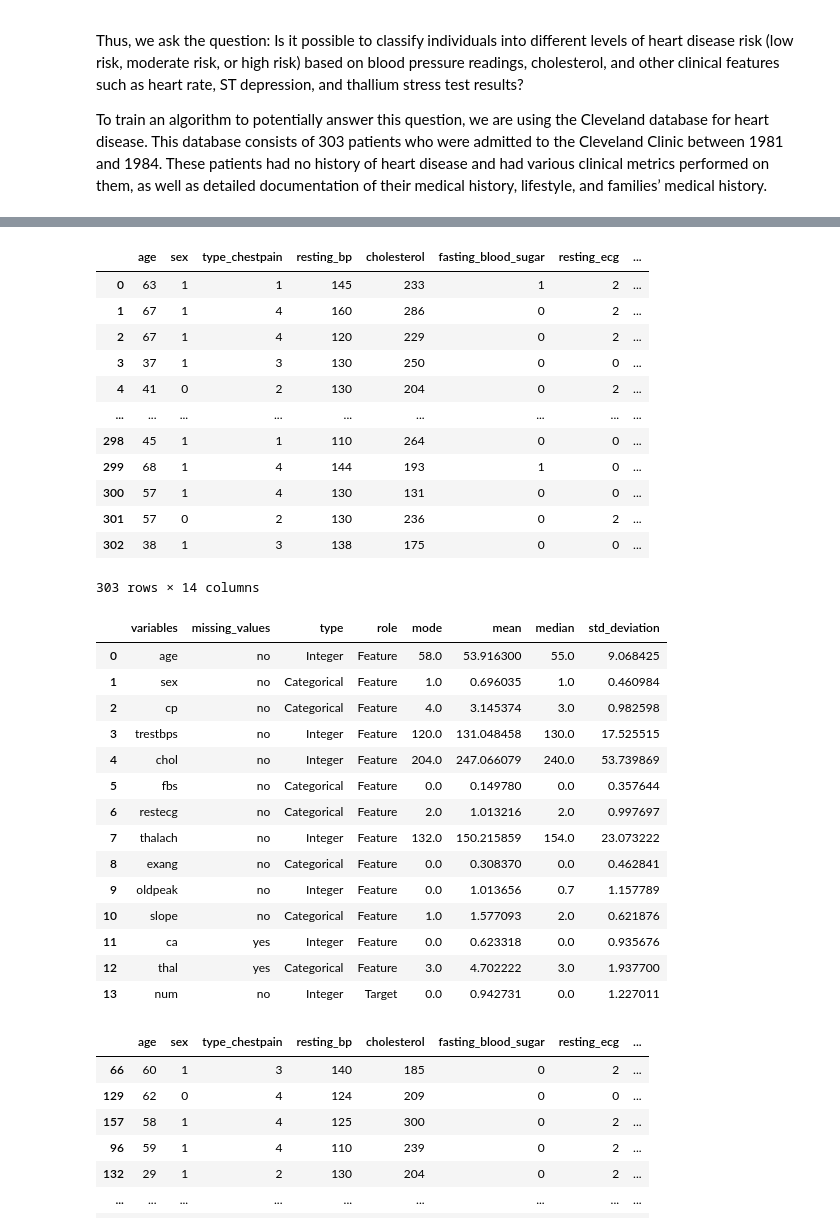
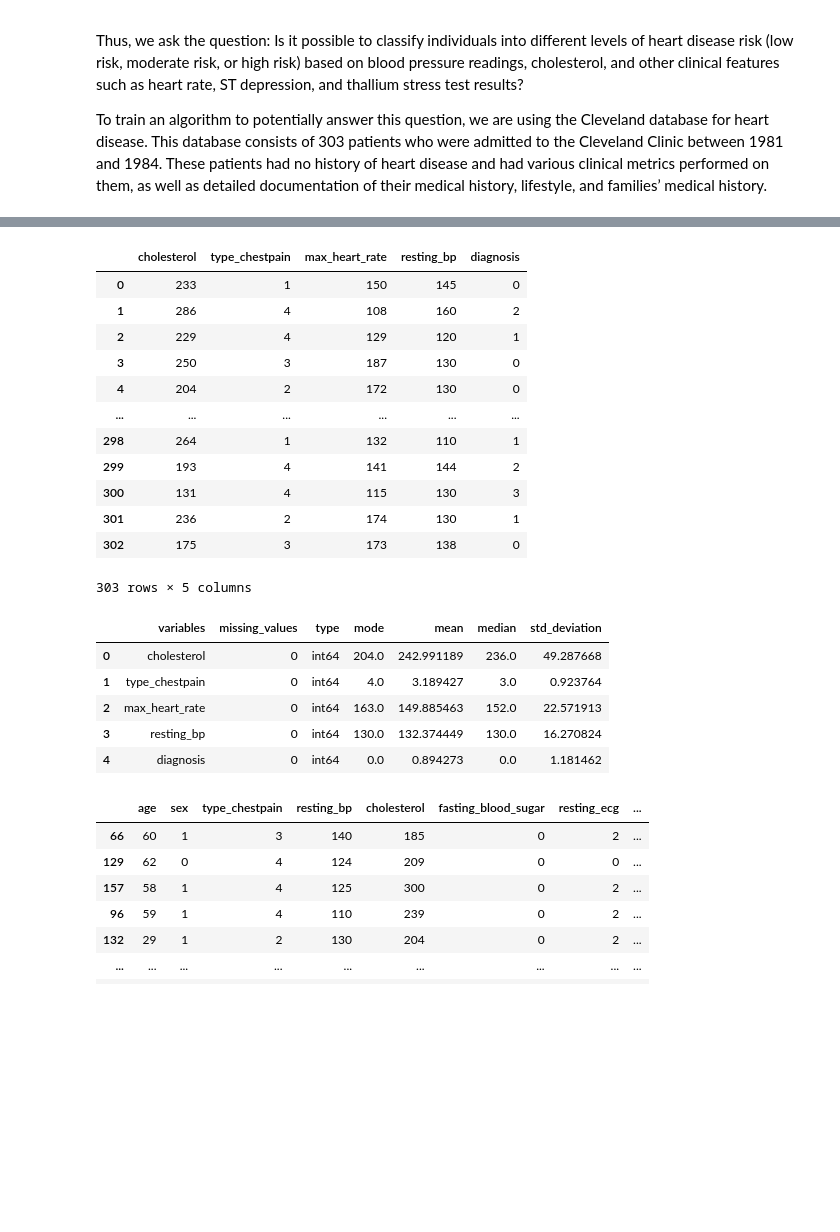
Before and after one commit to KodyForsyth/dsci_project, a Jupyter notebook: heart_disease.ipynb, the cells around one changed output, grey strips where cells are left out. Drawn from its saved outputs; the diff is of its cells as text; code cells hidden in the pictures; blank space fills up the shorter version.

Commit message:
Re-filtered data and summarized training data

```diff
--- a/heart_disease.ipynb
+++ b/heart_disease.ipynb
@@ -54,63 +54,55 @@ heart_disease.rename(columns = {
                           "trestbps" : "resting_bp"
 }, inplace = True)
 
+heart_disease = heart_disease[["cholesterol","type_chestpain","max_heart_rate","resting_bp","diagnosis"]]
+
 heart_disease
 # %% [output]
-|  | age | sex | type_chestpain | resting_bp | cholesterol | fasting_blood_sugar | resting_ecg | ... |
-| 0 | 63 | 1 | 1 | 145 | 233 | 1 | 2 | ... |
-| 1 | 67 | 1 | 4 | 160 | 286 | 0 | 2 | ... |
-| 2 | 67 | 1 | 4 | 120 | 229 | 0 | 2 | ... |
-| 3 | 37 | 1 | 3 | 130 | 250 | 0 | 0 | ... |
-| 4 | 41 | 0 | 2 | 130 | 204 | 0 | 2 | ... |
-| ... | ... | ... | ... | ... | ... | ... | ... | ... |
-| 298 | 45 | 1 | 1 | 110 | 264 | 0 | 0 | ... |
-| 299 | 68 | 1 | 4 | 144 | 193 | 1 | 0 | ... |
-| 300 | 57 | 1 | 4 | 130 | 131 | 0 | 0 | ... |
-| 301 | 57 | 0 | 2 | 130 | 236 | 0 | 2 | ... |
-| 302 | 38 | 1 | 3 | 138 | 175 | 0 | 0 | ... |
+|  | cholesterol | type_chestpain | max_heart_rate | resting_bp | diagnosis |
+| 0 | 233 | 1 | 150 | 145 | 0 |
+| 1 | 286 | 4 | 108 | 160 | 2 |
+| 2 | 229 | 4 | 129 | 120 | 1 |
+| 3 | 250 | 3 | 187 | 130 | 0 |
+| 4 | 204 | 2 | 172 | 130 | 0 |
+| ... | ... | ... | ... | ... | ... |
+| 298 | 264 | 1 | 132 | 110 | 1 |
+| 299 | 193 | 4 | 141 | 144 | 2 |
+| 300 | 131 | 4 | 115 | 130 | 3 |
+| 301 | 236 | 2 | 174 | 130 | 1 |
+| 302 | 175 | 3 | 173 | 138 | 0 |
-303 rows × 14 columns
+303 rows × 5 columns
 # %%
 # split data
 heart_disease_train, heart_disease_test = train_test_split(heart_disease, train_size = 0.75)
 
 # table including:
 # number of observations in each class,
 # mean, mode, std deviation of the predictor variables,
 # and how many rows have missing data
 
 num_observations = len(heart_disease_train.index)
 
 
 predictor_modes = heart_disease_train.apply("mode").iloc[[0]].melt()
 
 table = pd.DataFrame({
-    'variables' : heart_disease_dataset.variables.name,
-    'missing_values' : heart_disease_dataset.variables.missing_values,
-    'type' : heart_disease_dataset.variables.type,
-    'role' : heart_disease_dataset.variables.role,
+    'variables' : heart_disease_train.columns,
+    'missing_values' : heart_disease_train.isnull().sum().values,
+    'type' : heart_disease_train.dtypes.values,
     'mode' : predictor_modes["value"],
     'mean' : heart_disease_train.apply("mean").values,
     'median' : heart_disease_train.apply("median").values,
     'std_deviation' : heart_disease_train.apply("std").values
 })
 
 table
 # %% [output]
-|  | variables | missing_values | type | role | mode | mean | median | std_deviation |
-| 0 | age | no | Integer | Feature | 58.0 | 53.916300 | 55.0 | 9.068425 |
-| 1 | sex | no | Categorical | Feature | 1.0 | 0.696035 | 1.0 | 0.460984 |
-| 2 | cp | no | Categorical | Feature | 4.0 | 3.145374 | 3.0 | 0.982598 |
-| 3 | trestbps | no | Integer | Feature | 120.0 | 131.048458 | 130.0 | 17.525515 |
-| 4 | chol | no | Integer | Feature | 204.0 | 247.066079 | 240.0 | 53.739869 |
-| 5 | fbs | no | Categorical | Feature | 0.0 | 0.149780 | 0.0 | 0.357644 |
-| 6 | restecg | no | Categorical | Feature | 2.0 | 1.013216 | 2.0 | 0.997697 |
-| 7 | thalach | no | Integer | Feature | 132.0 | 150.215859 | 154.0 | 23.073222 |
-| 8 | exang | no | Categorical | Feature | 0.0 | 0.308370 | 0.0 | 0.462841 |
-| 9 | oldpeak | no | Integer | Feature | 0.0 | 1.013656 | 0.7 | 1.157789 |
-| 10 | slope | no | Categorical | Feature | 1.0 | 1.577093 | 2.0 | 0.621876 |
-| 11 | ca | yes | Integer | Feature | 0.0 | 0.623318 | 0.0 | 0.935676 |
-| 12 | thal | yes | Categorical | Feature | 3.0 | 4.702222 | 3.0 | 1.937700 |
-| 13 | num | no | Integer | Target | 0.0 | 0.942731 | 0.0 | 1.227011 |
+|  | variables | missing_values | type | mode | mean | median | std_deviation |
+| 0 | cholesterol | 0 | int64 | 204.0 | 242.991189 | 236.0 | 49.287668 |
+| 1 | type_chestpain | 0 | int64 | 4.0 | 3.189427 | 3.0 | 0.923764 |
+| 2 | max_heart_rate | 0 | int64 | 163.0 | 149.885463 | 152.0 | 22.571913 |
+| 3 | resting_bp | 0 | int64 | 130.0 | 132.374449 | 130.0 | 16.270824 |
+| 4 | diagnosis | 0 | int64 | 0.0 | 0.894273 | 0.0 | 1.181462 |
 # %%
 # To plot distribution of predictor variables
 # we need to replace the diagnosis values with their corresponding names
```
